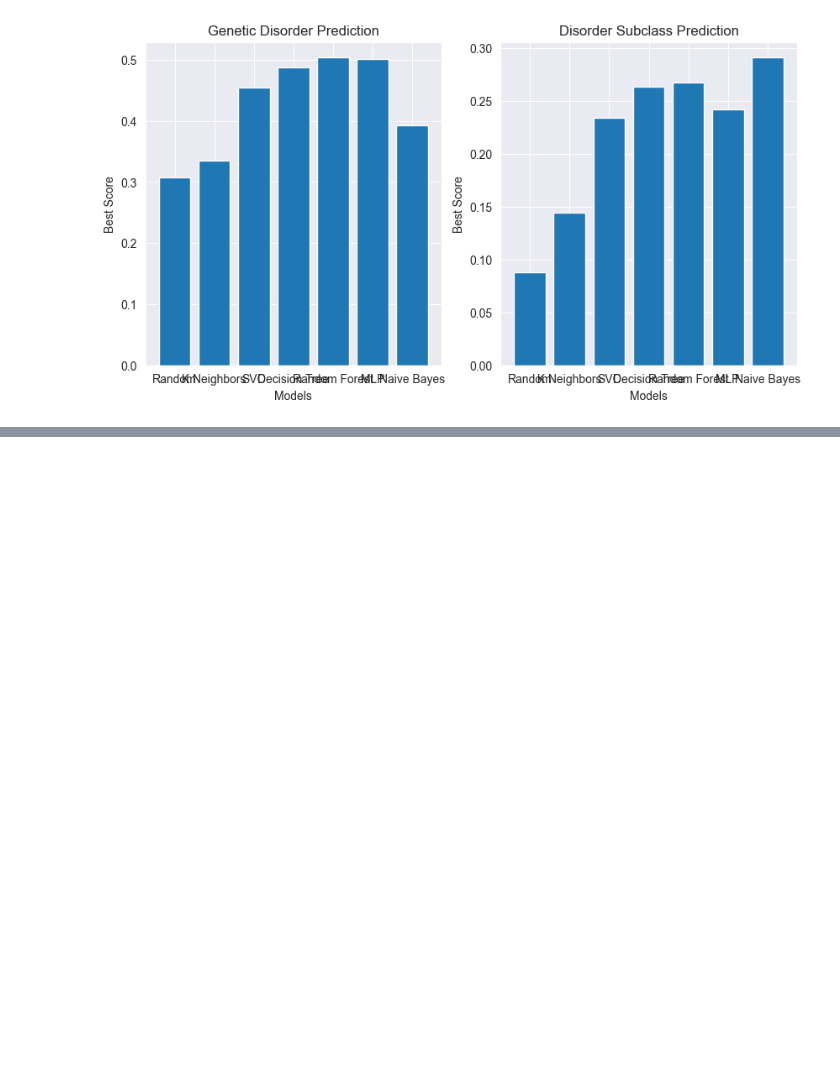
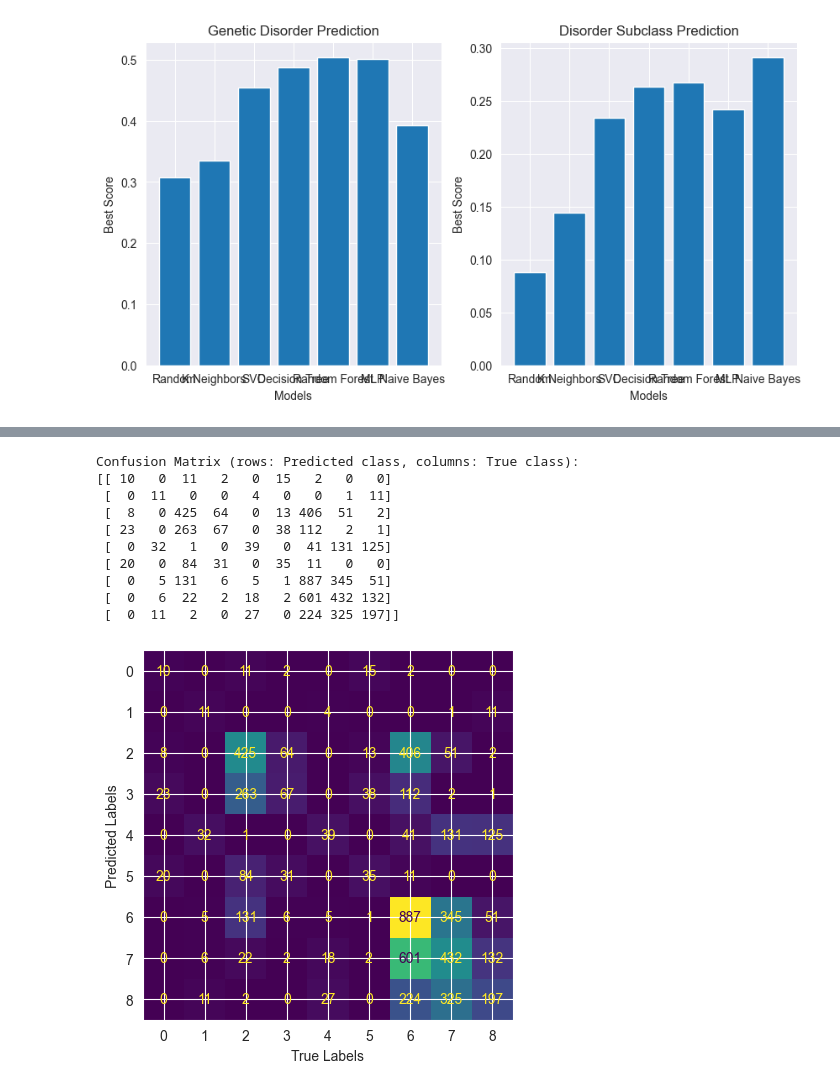
Before and after one commit to poissantk/Genetic-Disorder-Prediction, a Jupyter notebook: genetic disorders.ipynb, the cells around one changed output, grey strips where cells are left out. Drawn from its saved outputs; the diff is of its cells as text; code cells hidden in the pictures; blank space fills up the shorter version.

```diff
--- a/genetic disorders.ipynb
+++ b/genetic disorders.ipynb
@@ -908,6 +909,6 @@ train1_pred_df = gnbc.predict(X1_test)
 # %%
 gnbc = GaussianNB()
-gnbc.fit(X2_train, y2_train)
+gnbc.fit(X2_train, y2_train.ravel())
 
-train2_pred_df = gnbc.predict(X2_test)
+test2_pred_df = gnbc.predict(X2_test)
 # %%
@@ -960,0 +986,5 @@ Best total model: SVC
+# %%
+gnbc = GaussianNB()
+gnbc.fit(X2_train, y2_train.ravel())
+
+test2_pred_df = gnbc.predict(X2_test)
@@ -976,0 +1020,22 @@ NameError: name 'confusion_matrix' is not defined
+# %%
+# Simply using sklearn confusion matrix
+print("Confusion Matrix (rows: Predicted class, columns: True class):")
+conf_mat = confusion_matrix(y_pred=test2_pred_df, y_true=y2_test)
+print(conf_mat)
+
+conf_display = ConfusionMatrixDisplay.from_predictions(y_pred=test2_pred_df, y_true=y2_test, colorbar=False)
+plt.ylabel('Predicted Labels')
+plt.xlabel('True Labels')
+plt.show()
+# %% [output]
+Confusion Matrix (rows: Predicted class, columns: True class):
+[[ 10   0  11   2   0  15   2   0   0]
+ [  0  11   0   0   4   0   0   1  11]
+ [  8   0 425  64   0  13 406  51   2]
+ [ 23   0 263  67   0  38 112   2   1]
+ [  0  32   1   0  39   0  41 131 125]
+ [ 20   0  84  31   0  35  11   0   0]
+ [  0   5 131   6   5   1 887 345  51]
+ [  0   6  22   2  18   2 601 432 132]
+ [  0  11   2   0  27   0 224 325 197]]
+[figure, added]
```
Also changed, not shown: parts of 22 cells of this notebook.
